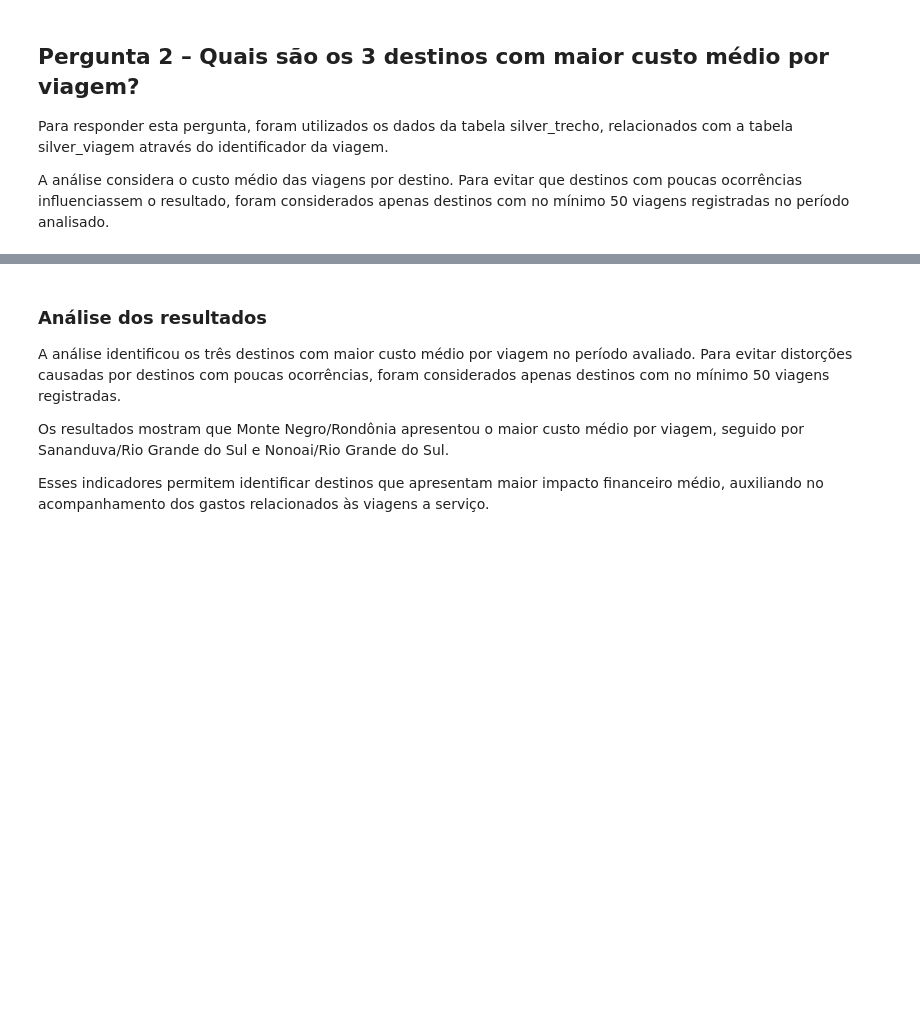
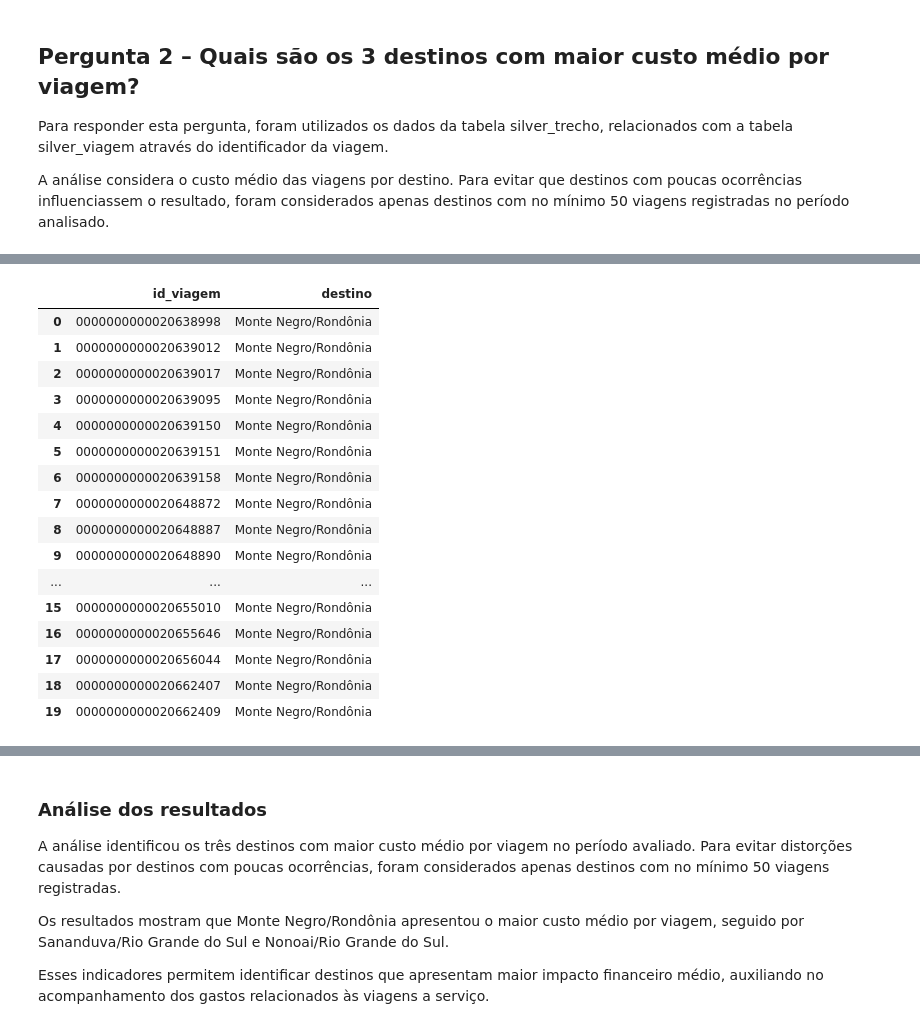
Before and after one commit to FernandaBarrosLinhares/Projeto-Final-Fernanda-Linhares, a Jupyter notebook: notebooks/3_analise.ipynb, the cells around one changed output, grey strips where cells are left out. Saved outputs shown, nothing was run; the diff lists cells and outputs as text; code cells hidden in the pictures; blank space fills up the shorter version.

```diff
--- a/_MySQL/3_analise.ipynb
+++ b/notebooks/3_analise.ipynb
@@ -204,3 +205,31 @@ q2
+# %%
+consultar("""
+SELECT DISTINCT
+    t.id_viagem,
+    CONCAT(t.destino_cidade, '/', t.destino_uf) AS destino
+FROM silver_trecho t
+WHERE t.destino_cidade = 'Monte Negro'
+  AND t.destino_uf = 'Rondônia'
+LIMIT 20;
+""")
+# %% [output]
+|  | id_viagem | destino |
+| 0 | 0000000000020638998 | Monte Negro/Rondônia |
+| 1 | 0000000000020639012 | Monte Negro/Rondônia |
+| 2 | 0000000000020639017 | Monte Negro/Rondônia |
+| 3 | 0000000000020639095 | Monte Negro/Rondônia |
+| 4 | 0000000000020639150 | Monte Negro/Rondônia |
+| 5 | 0000000000020639151 | Monte Negro/Rondônia |
+| 6 | 0000000000020639158 | Monte Negro/Rondônia |
+| 7 | 0000000000020648872 | Monte Negro/Rondônia |
+| 8 | 0000000000020648887 | Monte Negro/Rondônia |
+| 9 | 0000000000020648890 | Monte Negro/Rondônia |
+| ... | ... | ... |
+| 15 | 0000000000020655010 | Monte Negro/Rondônia |
+| 16 | 0000000000020655646 | Monte Negro/Rondônia |
+| 17 | 0000000000020656044 | Monte Negro/Rondônia |
+| 18 | 0000000000020662407 | Monte Negro/Rondônia |
+| 19 | 0000000000020662409 | Monte Negro/Rondônia |
 # %%
 fig, ax = plt.subplots(figsize=(10, 5))
 
```
Also changed, not shown: parts of 4 cells of this notebook, 7 other files.
